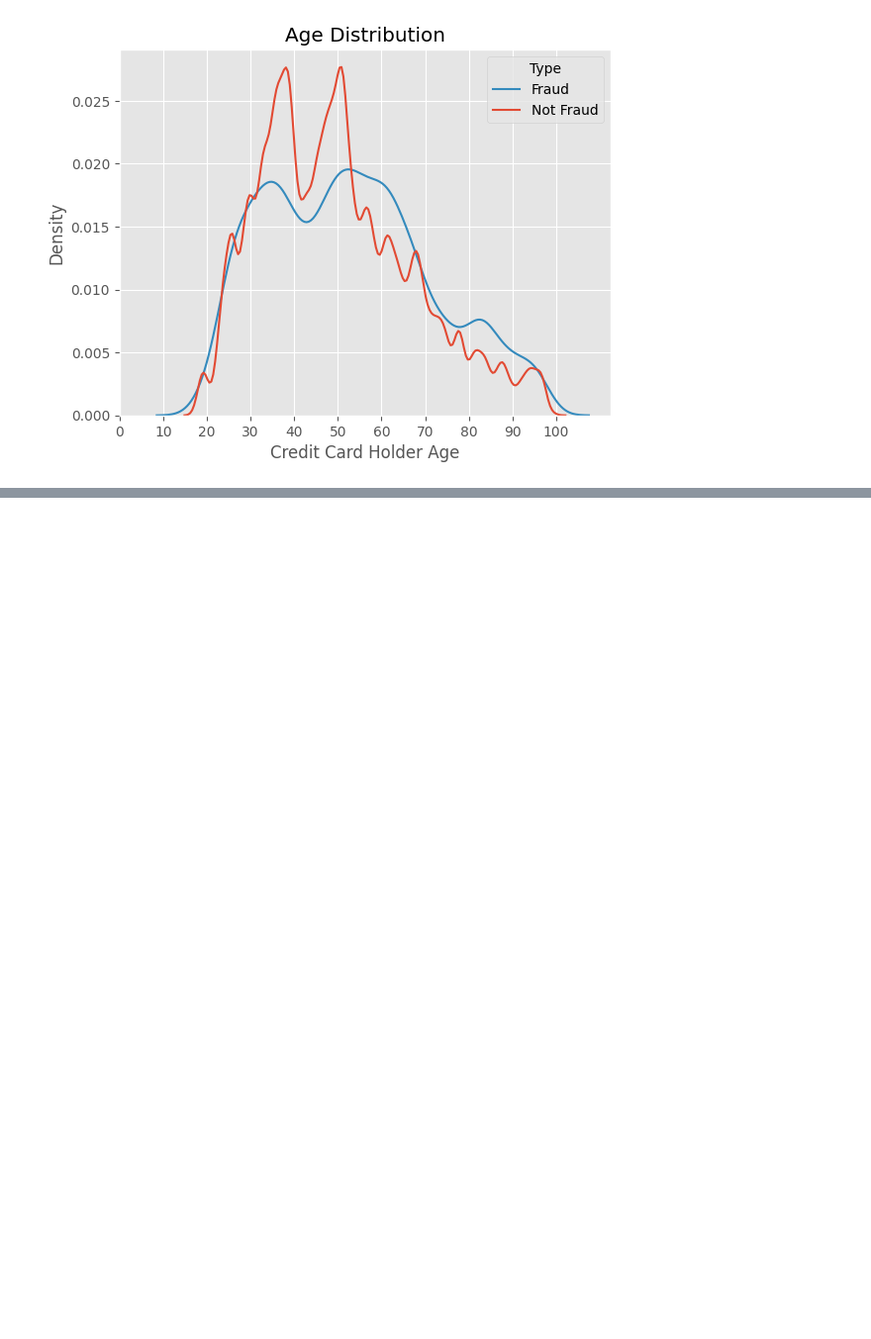
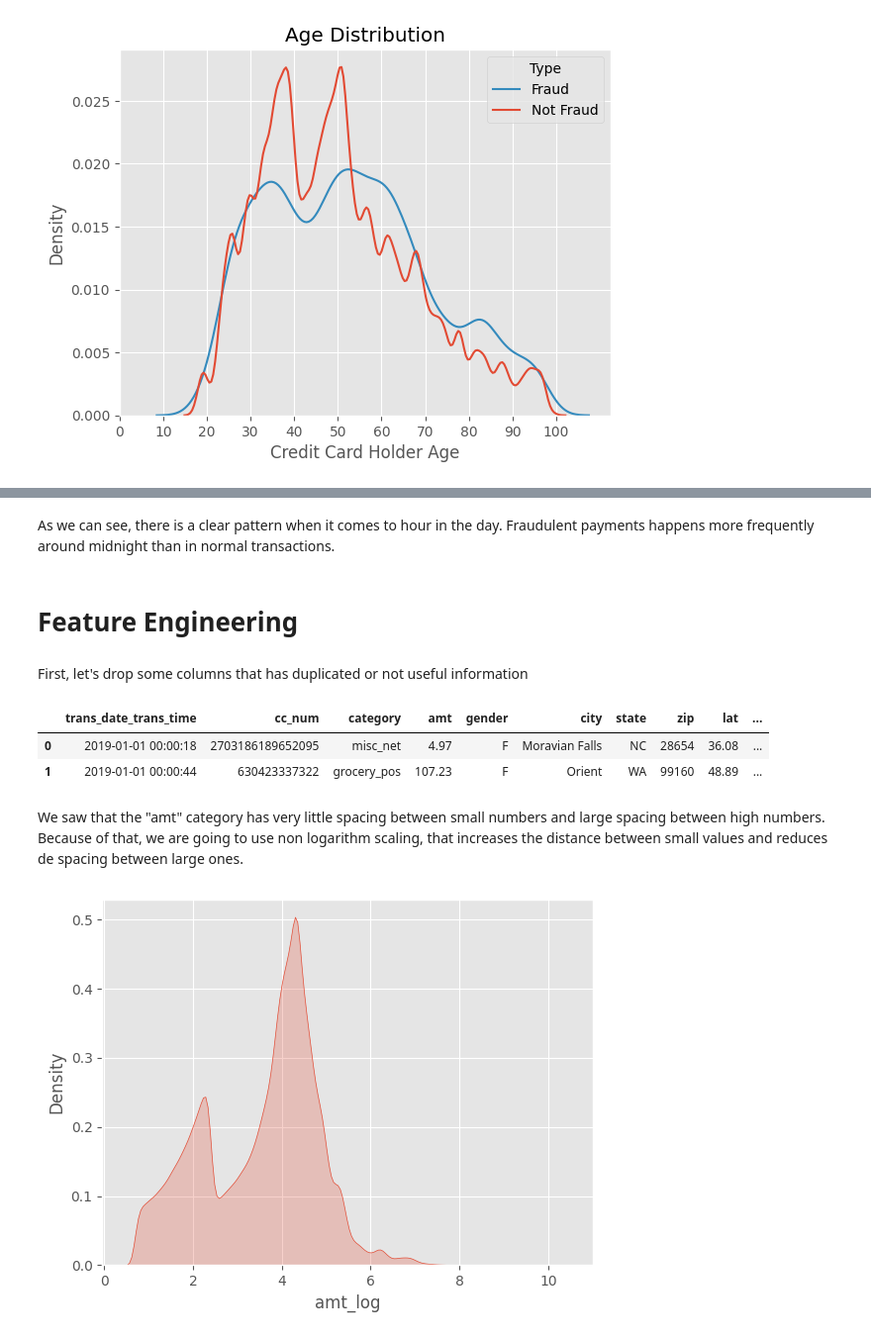
Before and after one commit to francismelojr/fraud-analysis, a Jupyter notebook: fraud-analysis.ipynb, the cells around one changed output, grey strips where cells are left out. Shown at 99% size. Saved outputs shown, nothing was run; the diff lists cells and outputs as text; code cells hidden in the pictures; blank space fills up the shorter version.

Commit message:
feature engineering 1

```diff
--- a/fraud-analysis.ipynb
+++ b/fraud-analysis.ipynb
@@ -250,0 +264,21 @@ We can observe that in non-fraudulent transactions, there is a peak around 35 ye
+# %% [markdown]
+As we can see, there is a clear pattern when it comes to hour in the day. Fraudulent payments happens more frequently around midnight than in normal transactions.
+# %% [markdown]
+# Feature Engineering
+# %% [markdown]
+First, let's drop some columns that has duplicated or not useful information
+# %%
+df.drop(columns=["merchant", "first", "last", "street", "unix_time", "trans_num"], inplace=True)
+# %%
+df.head(2)
+# %% [output]
+|  | trans_date_trans_time | cc_num | category | amt | gender | city | state | zip | lat | ... |
+| 0 | 2019-01-01 00:00:18 | 2703186189652095 | misc_net | 4.97 | F | Moravian Falls | NC | 28654 | 36.08 | ... |
+| 1 | 2019-01-01 00:00:44 | 630423337322 | grocery_pos | 107.23 | F | Orient | WA | 99160 | 48.89 | ... |
+# %% [markdown]
+We saw that the "amt" category has very little spacing between small numbers and large spacing between high numbers. Because of that, we are going to use non logarithm scaling, that increases the distance between small values and reduces de spacing between large ones.
+# %%
+df["amt_log"] = np.log1p(df["amt"])
+sns.kdeplot(df["amt_log"], fill=True);
+# %% [output]
+[figure, added]
```
Also changed, not shown: parts of 31 cells of this notebook.
